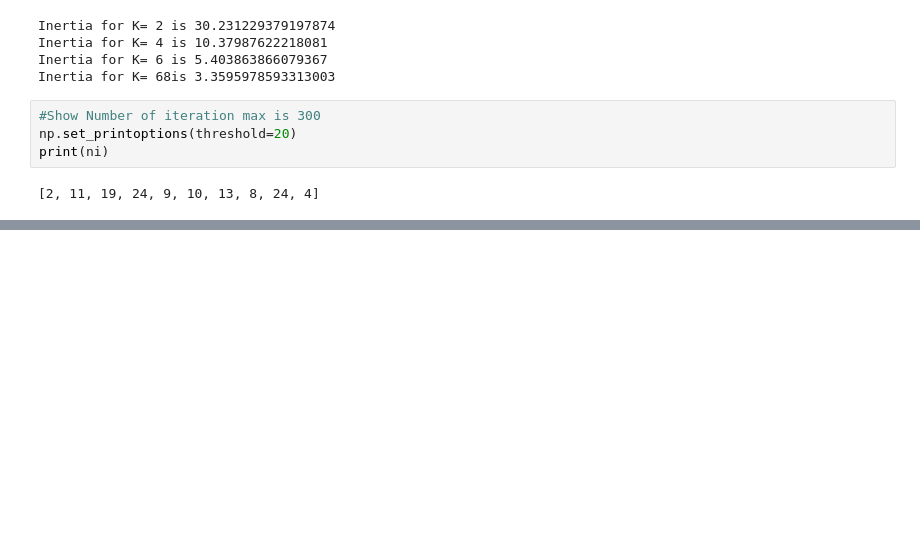
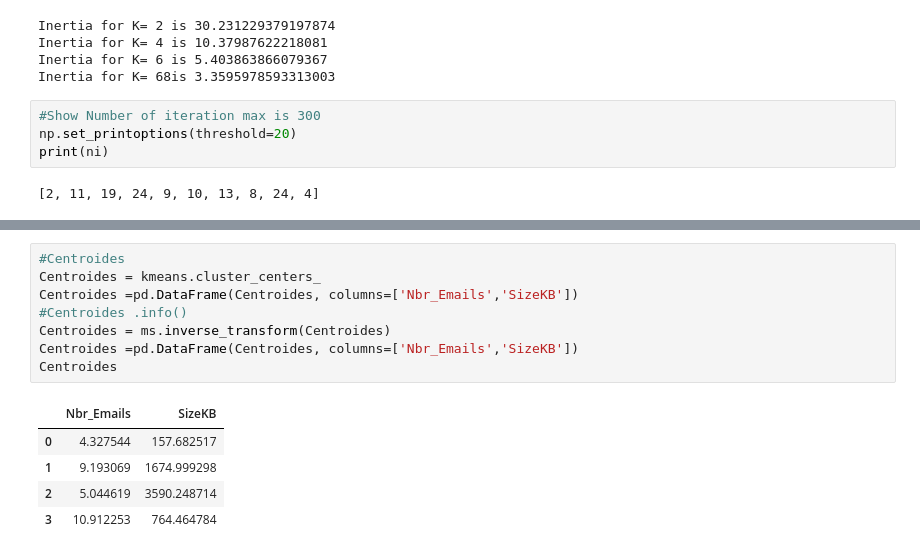
Before and after one commit to Widzees/Clustering, a Jupyter notebook: Clustering_v2.ipynb, the cells around one changed output, grey strips where cells are left out. Cells and saved outputs as stored; diff of their text form; blank space fills up the shorter version.

```diff
--- a/Clustering_v2.ipynb
+++ b/Clustering_v2.ipynb
@@ -241,3 +265,17 @@ array([[9.08730426e-04, 3.50770884e-02],
+# %%
+#Centroides
+Centroides = kmeans.cluster_centers_
+Centroides =pd.DataFrame(Centroides, columns=['Nbr_Emails','SizeKB'])
+#Centroides .info()
+Centroides = ms.inverse_transform(Centroides)
+Centroides =pd.DataFrame(Centroides, columns=['Nbr_Emails','SizeKB'])
+Centroides
+# %% [output]
+|  | Nbr_Emails | SizeKB |
+| 0 | 4.327544 | 157.682517 |
+| 1 | 9.193069 | 1674.999298 |
+| 2 | 5.044619 | 3590.248714 |
+| 3 | 10.912253 | 764.464784 |
 # %%
 #labels generated
 labels = kmeans.labels_
```
Also changed, not shown: parts of 9 cells of this notebook, 1 other file.
